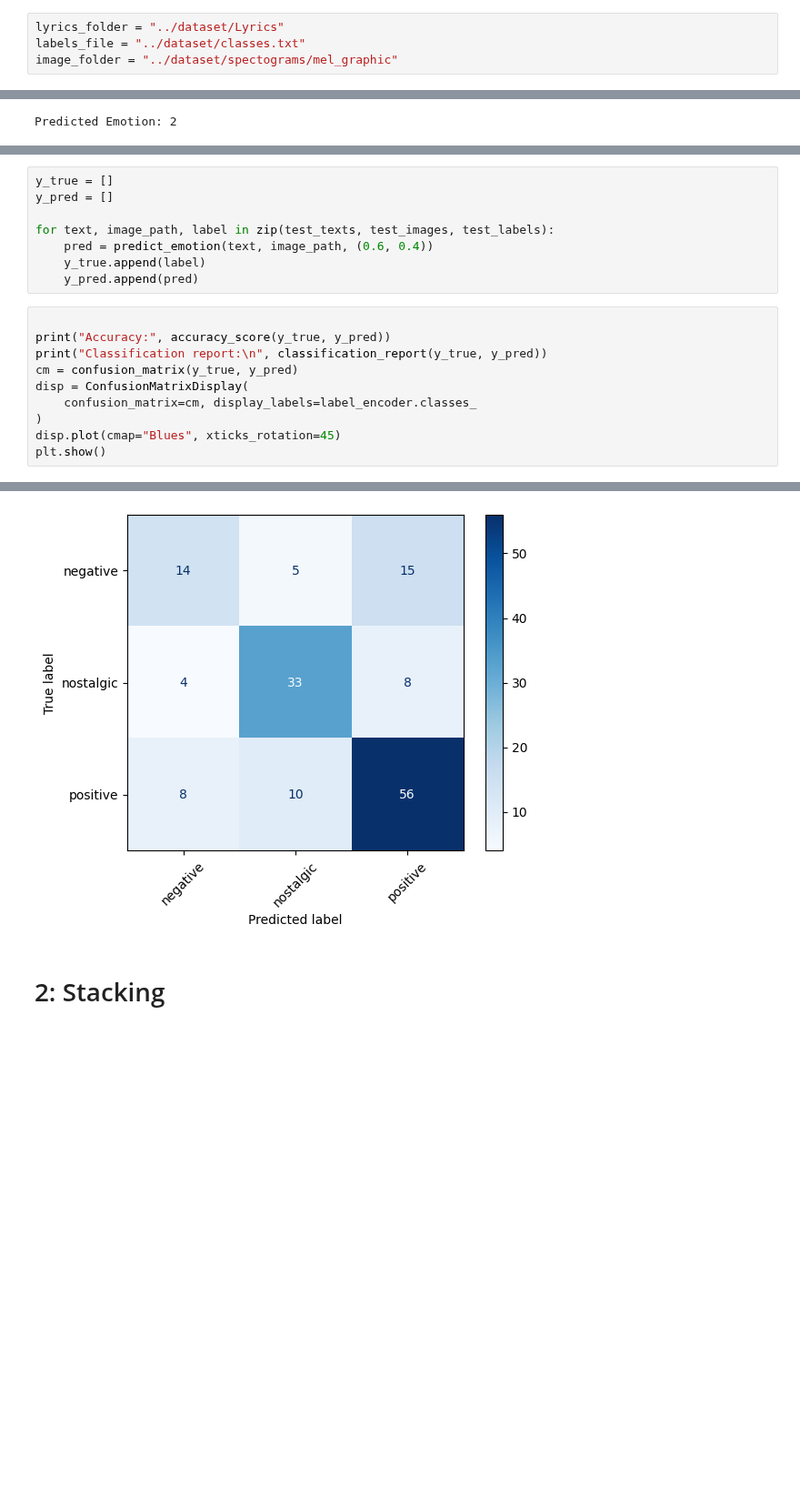
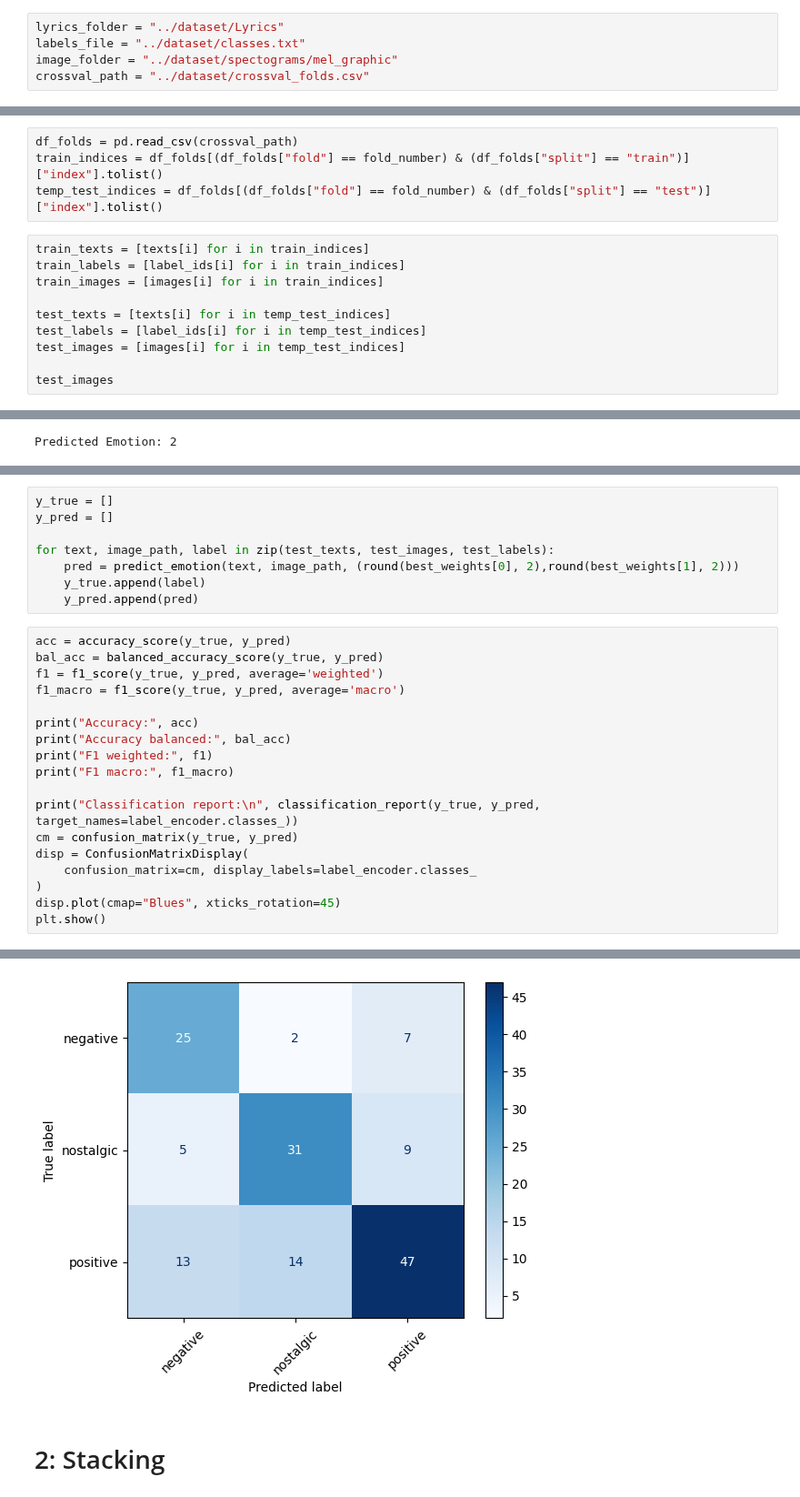
Before and after one commit to NataliaNadolna/Multimodal-classification, a Jupyter notebook: late_fusion/late_fusion.ipynb, the cells around one changed output, grey strips where cells are left out. Shown at 91% size. Saved outputs shown, nothing was run; the diff lists cells and outputs as text; blank space fills up the shorter version.

```diff
--- a/late_fusion/late_fusion.ipynb
+++ b/late_fusion/late_fusion.ipynb
@@ -86,6 +89,7 @@ transform = transforms.Compose([
 lyrics_folder = "../dataset/Lyrics"
 labels_file = "../dataset/classes.txt"
 image_folder = "../dataset/spectograms/mel_graphic"
+crossval_path = "../dataset/crossval_folds.csv"
 # %%
 all_labels = []
 with open(labels_file, "r", encoding="utf-8") as f:
@@ -174,0 +174,14 @@ train_texts, test_texts, train_images, test_images, train_labels, test_labels =
+# %%
+df_folds = pd.read_csv(crossval_path)
+train_indices = df_folds[(df_folds["fold"] == fold_number) & (df_folds["split"] == "train")]["index"].tolist()
+temp_test_indices = df_folds[(df_folds["fold"] == fold_number) & (df_folds["split"] == "test")]["index"].tolist()
+# %%
+train_texts = [texts[i] for i in train_indices]
+train_labels = [label_ids[i] for i in train_indices]
+train_images = [images[i] for i in train_indices]
+
+test_texts = [texts[i] for i in temp_test_indices]
+test_labels = [label_ids[i] for i in temp_test_indices]
+test_images = [images[i] for i in temp_test_indices]
+
+test_images
@@ -207,13 +287,21 @@ y_true = []
 y_pred = []
 
 for text, image_path, label in zip(test_texts, test_images, test_labels):
-    pred = predict_emotion(text, image_path, (0.6, 0.4))
+    pred = predict_emotion(text, image_path, (round(best_weights[0], 2),round(best_weights[1], 2)))
     y_true.append(label)
     y_pred.append(pred)
 # %%
+acc = accuracy_score(y_true, y_pred)
+bal_acc = balanced_accuracy_score(y_true, y_pred)
+f1 = f1_score(y_true, y_pred, average='weighted')
+f1_macro = f1_score(y_true, y_pred, average='macro')
 
-print("Accuracy:", accuracy_score(y_true, y_pred))
-print("Classification report:\n", classification_report(y_true, y_pred))
+print("Accuracy:", acc)
+print("Accuracy balanced:", bal_acc)
+print("F1 weighted:", f1)
+print("F1 macro:", f1_macro)
+
+print("Classification report:\n", classification_report(y_true, y_pred, target_names=label_encoder.classes_))
 cm = confusion_matrix(y_true, y_pred)
 disp = ConfusionMatrixDisplay(
     confusion_matrix=cm, display_labels=label_encoder.classes_
@@ -235,4 +326,4 @@ weighted avg       0.66      0.67      0.67       153
-[figure, old version]
+[figure, new version]
 # %% [markdown]
 # 2: Stacking
 # %%
```
Also changed, not shown: parts of 16 cells of this notebook, 8 other files.
